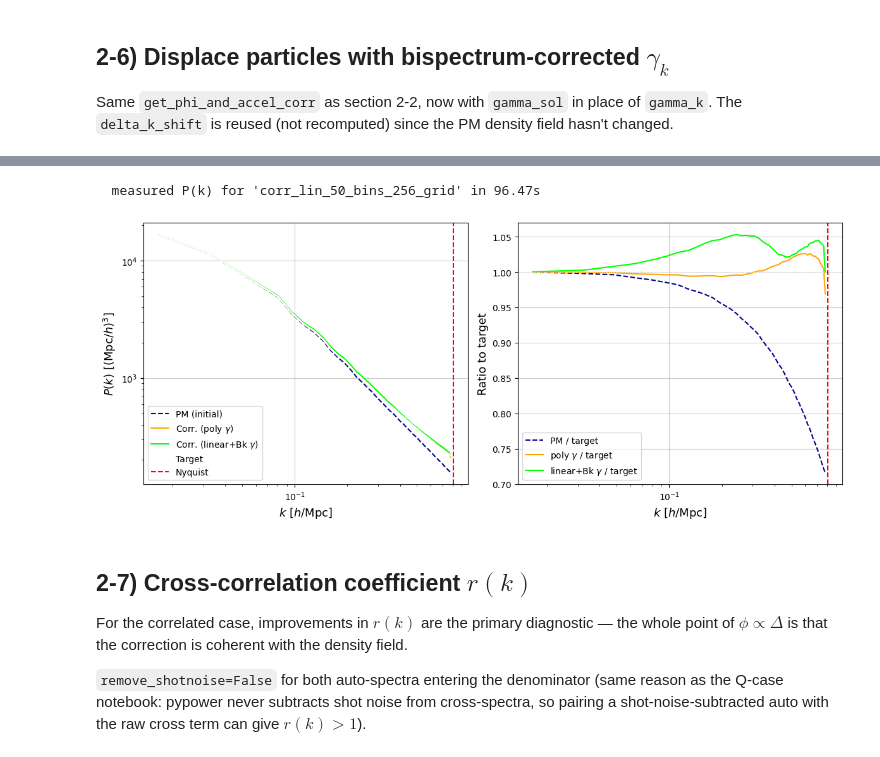
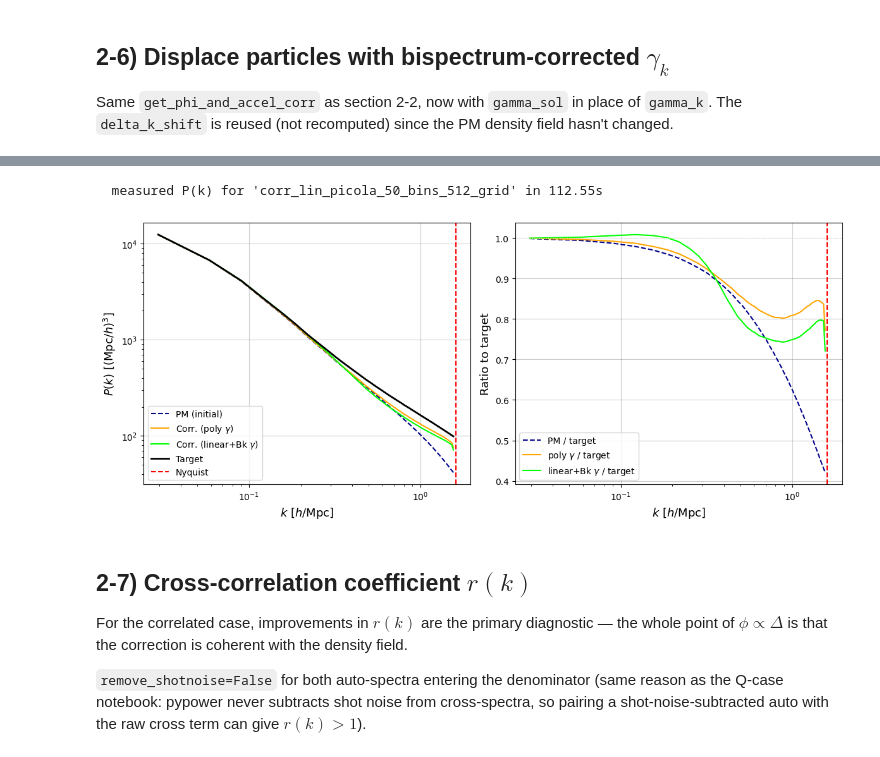
Before and after one commit to anirbanbairagi/Power-Spectrum-Change-Under-Gradient-Perturbation, a Jupyter notebook: DM_corr_case_only_picola.ipynb, the cells around one changed output, grey strips where cells are left out. Cells and saved outputs as stored; diff of their text form; code cells hidden in the pictures.

Commit message:
backup latest plots

```diff
--- a/DM_corr_case_only_picola.ipynb
+++ b/DM_corr_case_only_picola.ipynb
@@ -396,7 +400,7 @@ params = ["Omega_m", "Omega_b", "h", "n_s", "sigma_8"]
 cosmology = {"sigma_8": 0.834, "n_s": 0.9624, "h": 0.671,
              "Omega_b": 0.049, "Omega_m": 0.3175}
 # %%
-grid    = 256
+grid    = 512
 BoxSize = 1000.0   # overwritten from header below
 MAS     = 'CIC'
 redshift      = 0.5
@@ -439,7 +443,7 @@ kN = kNyquist
 # %%
 recompute = False
 
-suffix = "%i_bins_%i_grid"%(num_bins, grid)
+suffix = "picola_%i_bins_%i_grid"%(num_bins, grid)
 start = time.time()
 k_pm, Pk_pm = cached_measure_power('pm_%s'%(suffix), pos_pm, BoxSize, grid, kedges, ells=ells, recompute=recompute)
 k_nb, Pk_nb = cached_measure_power('nb_%s'%suffix, pos_nb, BoxSize, grid, kedges, ells=ells, recompute=recompute)
@@ -942,38 +954,38 @@ k_lin,   Pk_lin   = cached_measure_power('corr_lin_%s'%suffix,  pos_corr_lin,  B
 #k_linr,  Pk_linr  = cached_measure_power('corr_linr_%s'%suffix, pos_corr_lin,  BoxSize, grid, kedges, ells=ells, remove_shotnoise=False)
 #k_polyr, Pk_polyr = cached_measure_power('corr_polyr_%s'%suffix,pos_corr_poly, BoxSize, grid, kedges, ells=ells, remove_shotnoise=False)
 # %% [output]
-  measured P(k) for 'corr_lin_50_bins_256_grid' in 96.47s
+  measured P(k) for 'corr_lin_picola_50_bins_512_grid' in 112.55s
 # %%
 fig, axes = plt.subplots(ncols=2, figsize=(12, 5))
 ax1, ax2 = axes
 
 ax1.plot(k_pm,  Pk_pm,  label="PM (initial)",         color="darkblue", ls="--")
 ax1.plot(k_poly,Pk_poly,label=r"Corr. (poly $\gamma$)",color="orange")
 ax1.plot(k_lin, Pk_lin, label=r"Corr. (linear+Bk $\gamma$)", color="lime")
-ax1.plot(k_nb,  Pk_nb,  label="Target",                color="white", lw=2)
+ax1.plot(k_nb,  Pk_nb,  label="Target",                color="black", lw=2)
 ax1.axvline(kNyquist, color='r', ls='--', label='Nyquist')
 ax1.set_xscale("log"); ax1.set_yscale("log")
 ax1.set_xlabel(r"$k\ [h/\mathrm{Mpc}]$", fontsize=13)
 ax1.set_ylabel(r"$P(k)\ [(\mathrm{Mpc}/h)^3]$", fontsize=13)
 ax1.legend(fontsize=10); ax1.grid(color="grey", alpha=0.4)
 
 for kk, Pk, lbl, col in [
     (k_pm,   Pk_pm,   "PM / target",       "darkblue"),
     (k_poly, Pk_poly, r"poly $\gamma$ / target", "orange"),
     (k_lin,  Pk_lin,  r"linear+Bk $\gamma$ / target", "lime"),
 ]:
     ax2.plot(kk, Pk/np.interp(kk, k_nb, Pk_nb), label=lbl, color=col,
               ls="--" if col=="darkblue" else "-")
 ax2.axhline(1.0, color="white", lw=1, ls=":")
 ax2.axvline(kNyquist, color='r', ls='--')
 ax2.set_xscale("log")
 ax2.set_xlabel(r"$k\ [h/\mathrm{Mpc}]$", fontsize=13)
 ax2.set_ylabel("Ratio to target", fontsize=13)
 ax2.legend(fontsize=10); ax2.grid(color="grey", alpha=0.4)
 plt.tight_layout()
 plt.savefig(os.path.join(figroot, "Pk_corr_all.pdf"), bbox_inches="tight")
 # %% [output]
-[figure, old version]
+[figure, new version]
 # %% [markdown]
 ## 2-7) Cross-correlation coefficient $r(k)$
 
```
Also changed, not shown: parts of 17 cells of this notebook, 3 other files.
